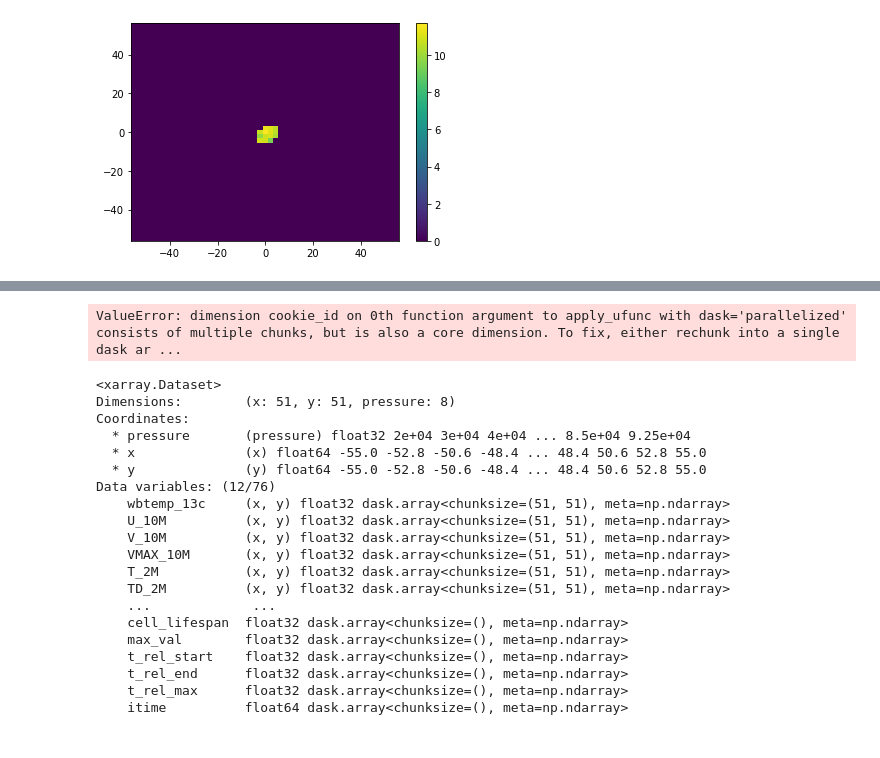
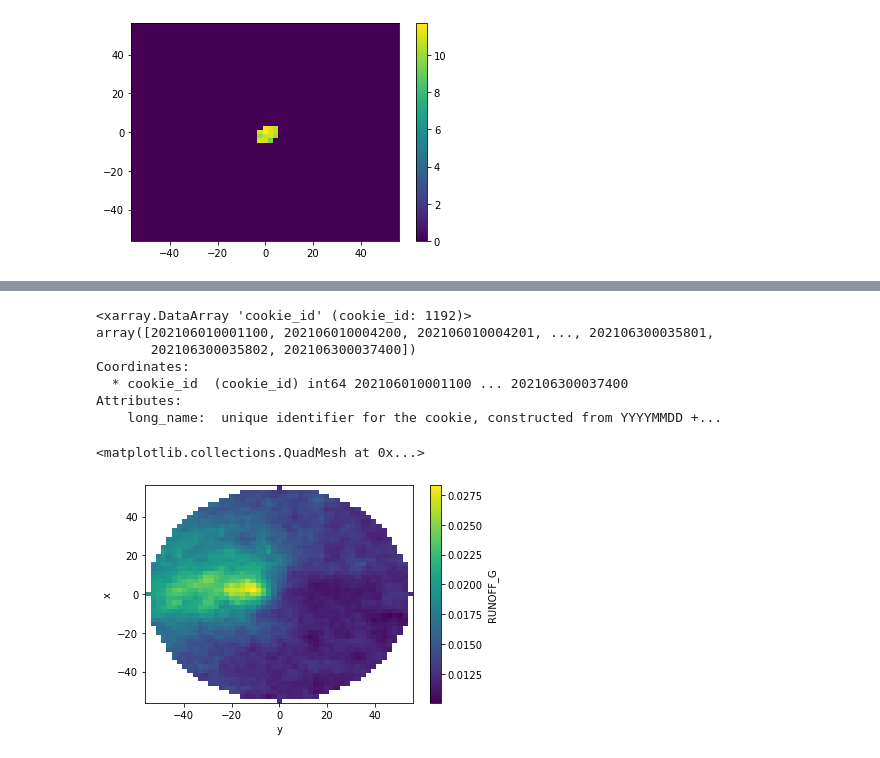
Before and after one commit to KillianBrennan/cookie_cutter, a Jupyter notebook: test_extractor.ipynb, the cells around one changed output, grey strips where cells are left out. Drawn from its saved outputs; the diff is of its cells as text; code cells hidden in the pictures.

```diff
--- a/test_extractor.ipynb
+++ b/test_extractor.ipynb
@@ -140,3 +157,13 @@ Data variables: (12/78)
+# %%
+dset.cookie_id
+# %% [output]
+<xarray.DataArray 'cookie_id' (cookie_id: 1192)>
+array([202106010001100, 202106010004200, 202106010004201, ..., 202106300035801,
+       202106300035802, 202106300037400])
+Coordinates:
+  * cookie_id  (cookie_id) int64 202106010001100 ... 202106300037400
+Attributes:
+    long_name:  unique identifier for the cookie, constructed from YYYYMMDD +...
 # %%
 # compute stats in parallel
 # mean over cell_id
@@ -144,31 +171,11 @@ mean = dset.mean(dim="cookie_id", skipna=True)
 # 90th percentile over cell_id
 # p90 = dset.quantile(0.9, dim="cookie_id", skipna=True)
 # standard deviation over cell_id
-std = dset.std(dim="cookie_id", skipna=True)
+# std = dset.std(dim="cookie_id", skipna=True)
-# %% [output]
-ValueError: dimension cookie_id on 0th function argument to apply_ufunc with dask='parallelized' consists of multiple chunks, but is also a core dimension. To fix, either rechunk into a single dask ar ...
 # %%
-mean
+mean.RUNOFF_G.plot()
 # %% [output]
-<xarray.Dataset>
-Dimensions:        (x: 51, y: 51, pressure: 8)
-Coordinates:
-  * pressure       (pressure) float32 2e+04 3e+04 4e+04 ... 8.5e+04 9.25e+04
-  * x              (x) float64 -55.0 -52.8 -50.6 -48.4 ... 48.4 50.6 52.8 55.0
-  * y              (y) float64 -55.0 -52.8 -50.6 -48.4 ... 48.4 50.6 52.8 55.0
-Data variables: (12/76)
-    wbtemp_13c     (x, y) float32 dask.array<chunksize=(51, 51), meta=np.ndarray>
-    U_10M          (x, y) float32 dask.array<chunksize=(51, 51), meta=np.ndarray>
-    V_10M          (x, y) float32 dask.array<chunksize=(51, 51), meta=np.ndarray>
-    VMAX_10M       (x, y) float32 dask.array<chunksize=(51, 51), meta=np.ndarray>
-    T_2M           (x, y) float32 dask.array<chunksize=(51, 51), meta=np.ndarray>
-    TD_2M          (x, y) float32 dask.array<chunksize=(51, 51), meta=np.ndarray>
-    ...             ...
-    cell_lifespan  float32 dask.array<chunksize=(), meta=np.ndarray>
-    max_val        float32 dask.array<chunksize=(), meta=np.ndarray>
-    t_rel_start    float32 dask.array<chunksize=(), meta=np.ndarray>
-    t_rel_end      float32 dask.array<chunksize=(), meta=np.ndarray>
-    t_rel_max      float32 dask.array<chunksize=(), meta=np.ndarray>
-    itime          float64 dask.array<chunksize=(), meta=np.ndarray>
+<matplotlib.collections.QuadMesh at 0x...>
+[figure, added]
 # %%
 # mean = mean.compute()
```
Also changed, not shown: parts of 27 cells of this notebook, 3 other files.
